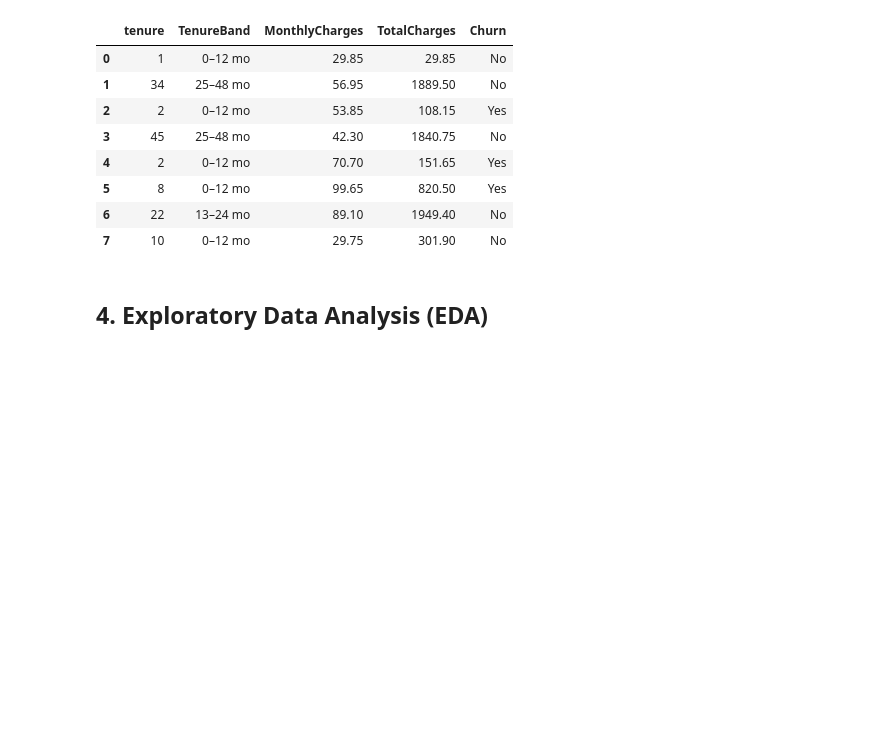
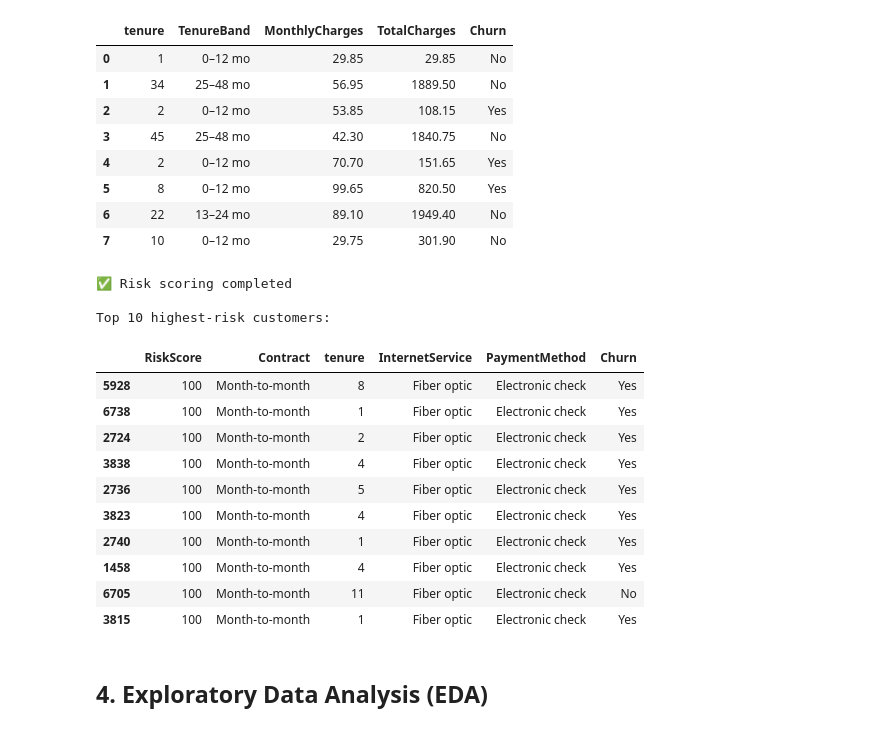
Before and after one commit to vaaravind/customer-churn-analysis, a Jupyter notebook: churn_analysis.ipynb, the cells around one changed output. Cells and saved outputs as stored; diff of their text form; code cells hidden in the pictures; blank space fills up the shorter version.

```diff
--- a/churn_analysis.ipynb
+++ b/churn_analysis.ipynb
@@ -143,6 +143,45 @@ df[['tenure', 'TenureBand', 'MonthlyCharges', 'TotalCharges', 'Churn']].head(8)
 | 5 | 8 | 0–12 mo | 99.65 | 820.50 | Yes |
 | 6 | 22 | 13–24 mo | 89.10 | 1949.40 | No |
 | 7 | 10 | 0–12 mo | 29.75 | 301.90 | No |
+# %%
+
+# 4. Rule-Based Churn Risk Scoring
+
+# Heuristic churn risk score based on observed churn drivers
+df['RiskScore'] = (
+    ((df['Contract'] == 'Month-to-month').astype(int) * 40) +
+    ((df['tenure'] < 12).astype(int) * 30) +
+    ((df['InternetService'] == 'Fiber optic').astype(int) * 20) +
+    ((df['PaymentMethod'] == 'Electronic check').astype(int) * 10)
+)
+
+print("✅ Risk scoring completed")
+
+# Preview highest-risk customers
+top_risk = df[
+    ['RiskScore', 'Contract', 'tenure', 'InternetService', 'PaymentMethod', 'Churn']
+].sort_values(
+    by='RiskScore',
+    ascending=False
+)
+
+print("\nTop 10 highest-risk customers:")
+top_risk.head(10)
+# %% [output]
+✅ Risk scoring completed
+
+Top 10 highest-risk customers:
+|  | RiskScore | Contract | tenure | InternetService | PaymentMethod | Churn |
+| 5928 | 100 | Month-to-month | 8 | Fiber optic | Electronic check | Yes |
+| 6738 | 100 | Month-to-month | 1 | Fiber optic | Electronic check | Yes |
+| 2724 | 100 | Month-to-month | 2 | Fiber optic | Electronic check | Yes |
+| 3838 | 100 | Month-to-month | 4 | Fiber optic | Electronic check | Yes |
+| 2736 | 100 | Month-to-month | 5 | Fiber optic | Electronic check | Yes |
+| 3823 | 100 | Month-to-month | 4 | Fiber optic | Electronic check | Yes |
+| 2740 | 100 | Month-to-month | 1 | Fiber optic | Electronic check | Yes |
+| 1458 | 100 | Month-to-month | 4 | Fiber optic | Electronic check | Yes |
+| 6705 | 100 | Month-to-month | 11 | Fiber optic | Electronic check | No |
+| 3815 | 100 | Month-to-month | 1 | Fiber optic | Electronic check | Yes |
 # %% [markdown]
 ## 4. Exploratory Data Analysis (EDA)
 # %% [markdown]
```
Also changed, not shown: parts of 5 cells of this notebook, 2 other files.
